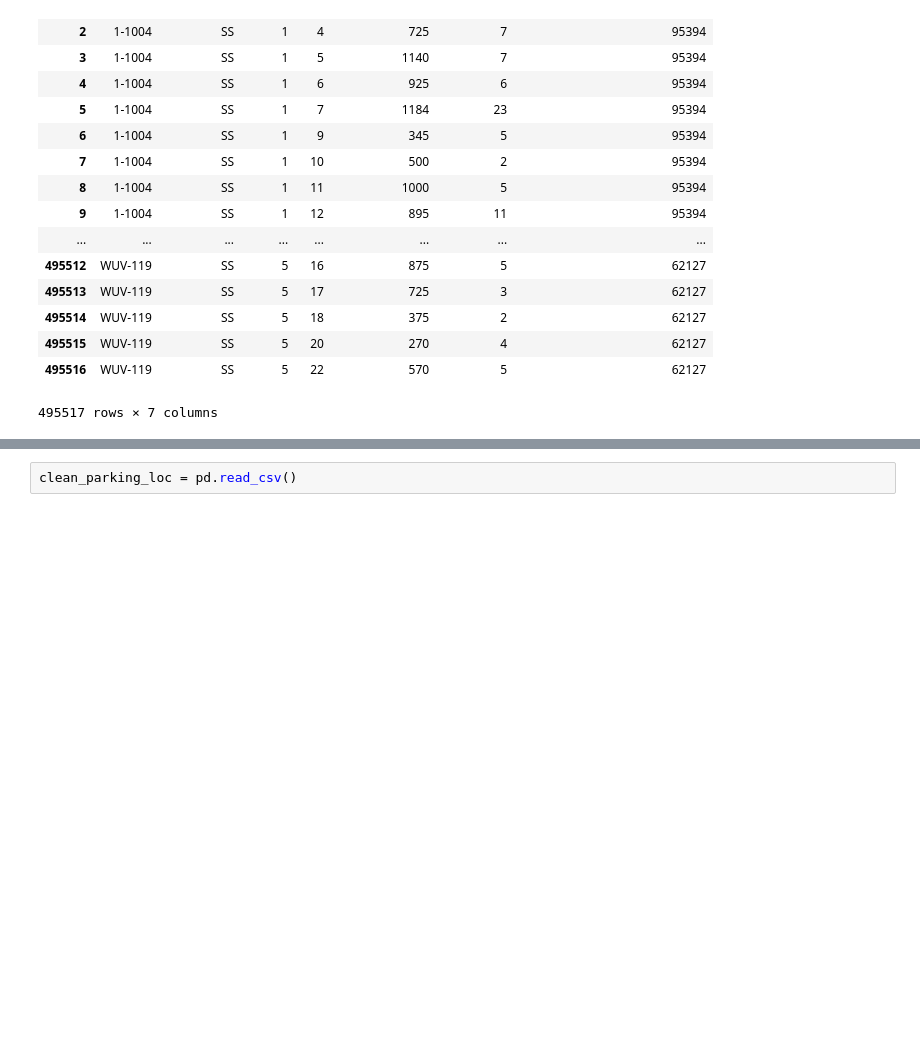
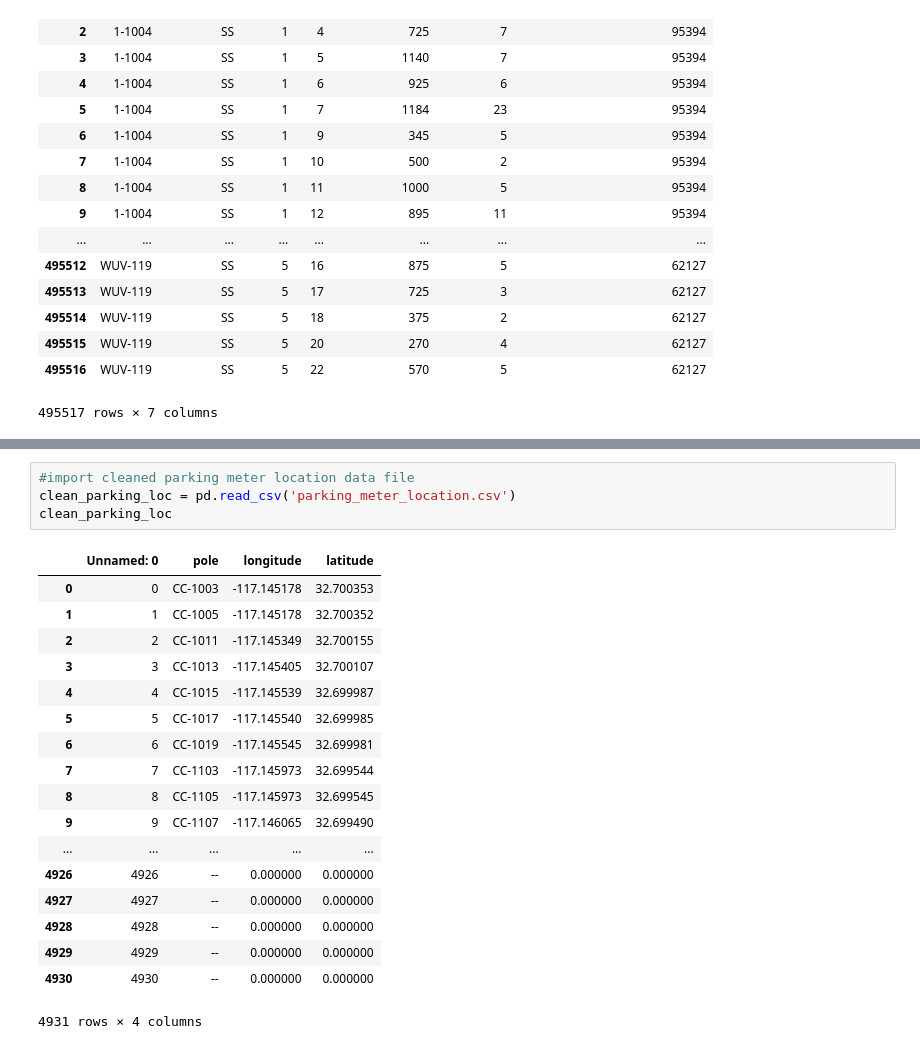
Before and after one commit to mac011/Pr_087, a Jupyter notebook: python_notebooks/Maggie.ipynb, the cells around one changed output, grey strips where cells are left out. Saved outputs shown, nothing was run; the diff lists cells and outputs as text; blank space fills up the shorter version.

```diff
--- a/python_notebooks/Maggie.ipynb
+++ b/python_notebooks/Maggie.ipynb
@@ -98,2 +120,23 @@ raw_trans.to_csv('clean_combined_parking_meter_data.csv')
-# %%
-clean_parking_loc = pd.read_csv()
+# %%
+#import cleaned parking meter location data file
+clean_parking_loc = pd.read_csv('parking_meter_location.csv')
+clean_parking_loc
+# %% [output]
+|  | Unnamed: 0 | pole | longitude | latitude |
+| 0 | 0 | CC-1003 | -117.145178 | 32.700353 |
+| 1 | 1 | CC-1005 | -117.145178 | 32.700352 |
+| 2 | 2 | CC-1011 | -117.145349 | 32.700155 |
+| 3 | 3 | CC-1013 | -117.145405 | 32.700107 |
+| 4 | 4 | CC-1015 | -117.145539 | 32.699987 |
+| 5 | 5 | CC-1017 | -117.145540 | 32.699985 |
+| 6 | 6 | CC-1019 | -117.145545 | 32.699981 |
+| 7 | 7 | CC-1103 | -117.145973 | 32.699544 |
+| 8 | 8 | CC-1105 | -117.145973 | 32.699545 |
+| 9 | 9 | CC-1107 | -117.146065 | 32.699490 |
+| ... | ... | ... | ... | ... |
+| 4926 | 4926 | -- | 0.000000 | 0.000000 |
+| 4927 | 4927 | -- | 0.000000 | 0.000000 |
+| 4928 | 4928 | -- | 0.000000 | 0.000000 |
+| 4929 | 4929 | -- | 0.000000 | 0.000000 |
+| 4930 | 4930 | -- | 0.000000 | 0.000000 |
+4931 rows × 4 columns
```
Also changed, not shown: parts of 8 cells of this notebook.
